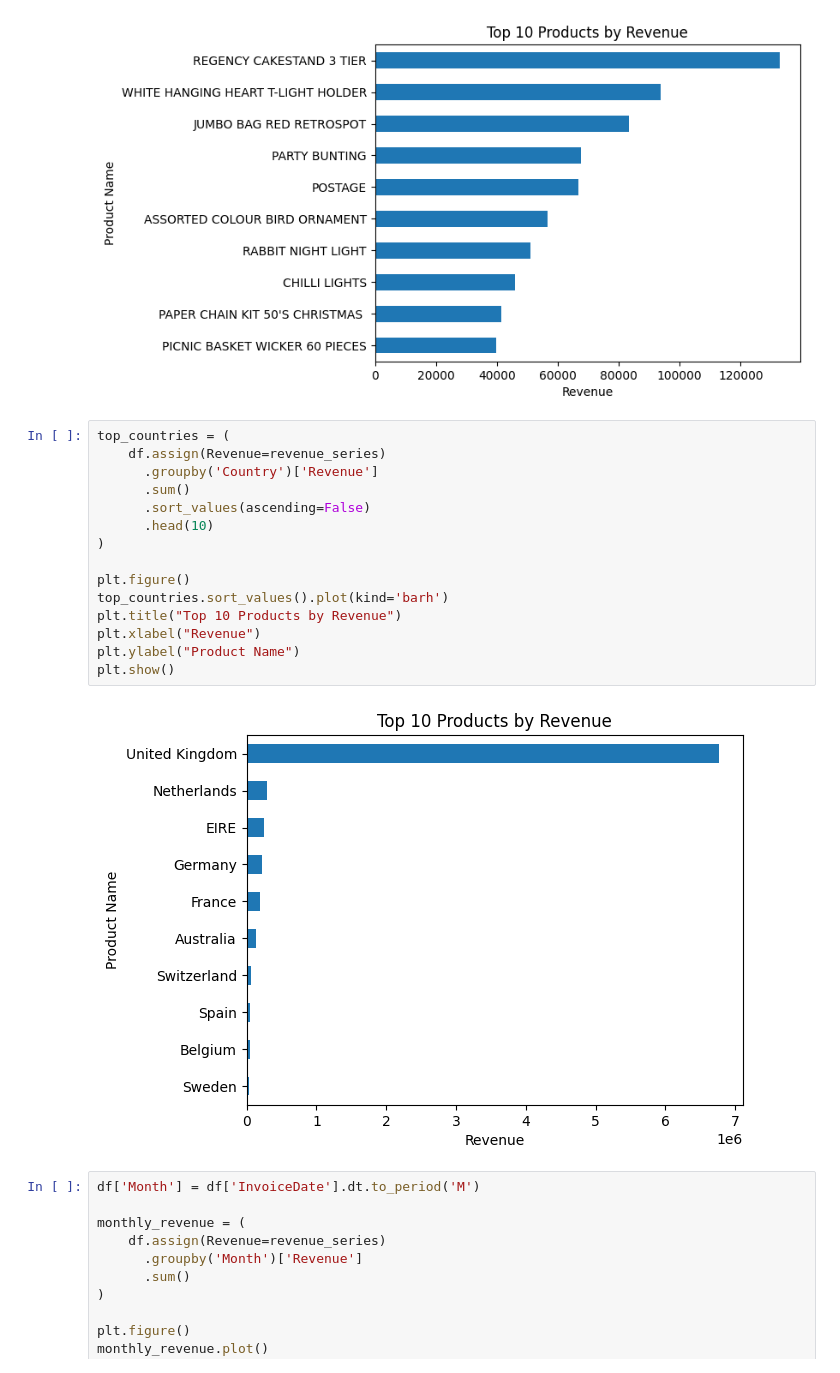
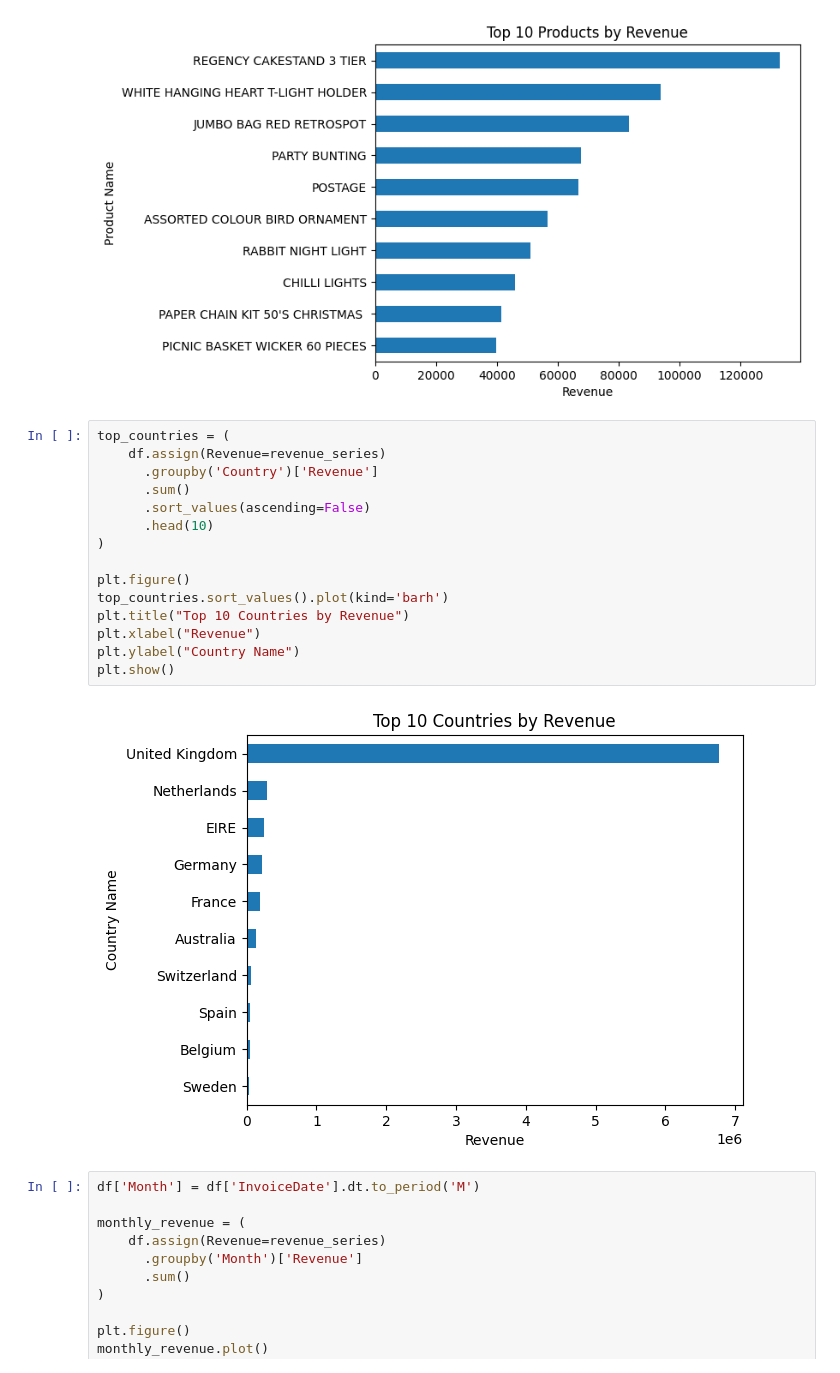
Before and after one commit to ChinmayPal1904/Internship-Tasks, a Jupyter notebook: Task_1.ipynb, the cells around one changed output. Drawn from its saved outputs; the diff is of its cells as text.

```diff
--- a/Task_1.ipynb
+++ b/Task_1.ipynb
@@ -99,20 +99,20 @@ plt.show()
 # %%
 top_countries = (
     df.assign(Revenue=revenue_series)
       .groupby('Country')['Revenue']
       .sum()
       .sort_values(ascending=False)
       .head(10)
 )
 
 plt.figure()
 top_countries.sort_values().plot(kind='barh')
-plt.title("Top 10 Products by Revenue")
+plt.title("Top 10 Countries by Revenue")
 plt.xlabel("Revenue")
-plt.ylabel("Product Name")
+plt.ylabel("Country Name")
 plt.show()
 # %% [output]
-[figure, old version]
+[figure, new version]
 # %%
 df['Month'] = df['InvoiceDate'].dt.to_period('M')
 
```
